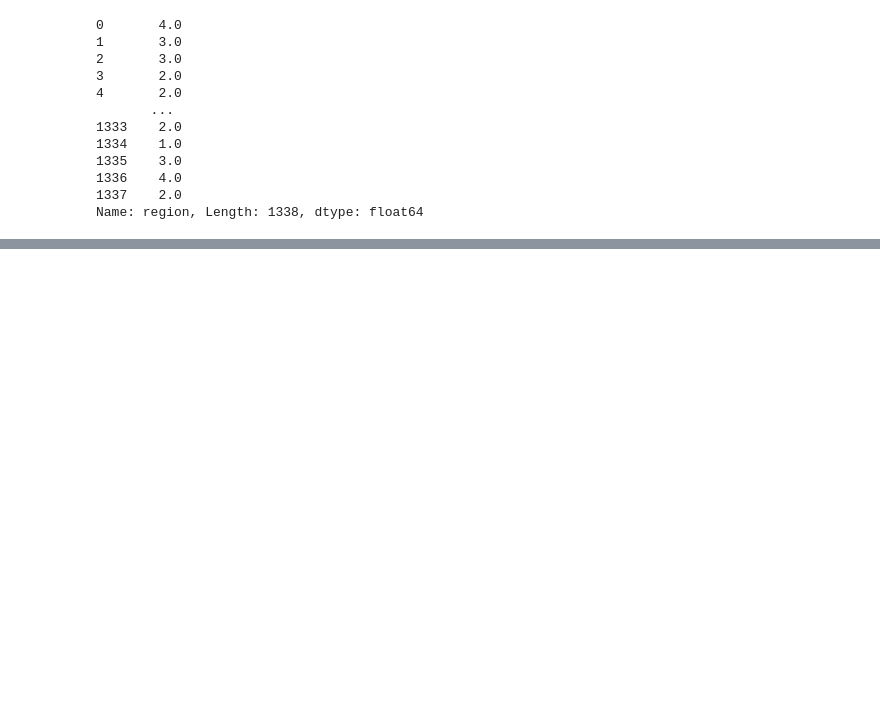
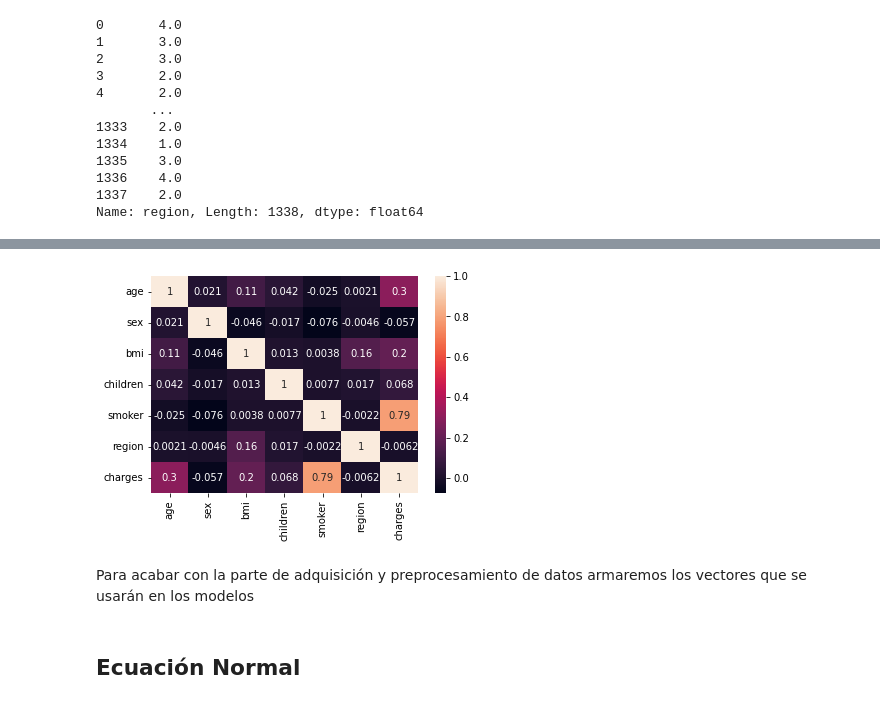
Before and after one commit to MDG99/Algoritmos-de-regresi-n, a Jupyter notebook: Estimación de un seguro.ipynb, the cells around one changed output, grey strips where cells are left out. Drawn from its saved outputs; the diff is of its cells as text; code cells hidden in the pictures; blank space fills up the shorter version.

```diff
--- a/Estimación de un seguro.ipynb
+++ b/Estimación de un seguro.ipynb
@@ -76,3 +79,10 @@ plt.show()
+# %%
+sns.heatmap(insurance_file.corr(), annot=True)
+plt.show()
+# %% [output]
+[figure, added]
+# %% [markdown]
+Para acabar con la parte de adquisición y preprocesamiento de datos armaremos los vectores que se usarán en los modelos
 # %%
 #Seleccionamos los conjuntos de datos
 x = np.array(insurance_file[['age', 'sex', 'bmi', 'children', 'smoker', 'region']], dtype=float) #verificar smoker, sex y region
@@ -82,5 +92,7 @@ y = np.array(insurance_file[['charges']], dtype=float)
 seed = 97
 test = 0.20
 x_train, x_test, y_train, y_test = train_test_split(x, y, test_size=test, random_state=seed)
+# %% [markdown]
+## Ecuación Normal
 # %%
 #Entrenando
```
Also changed, not shown: parts of 23 cells of this notebook, 3 other files.
